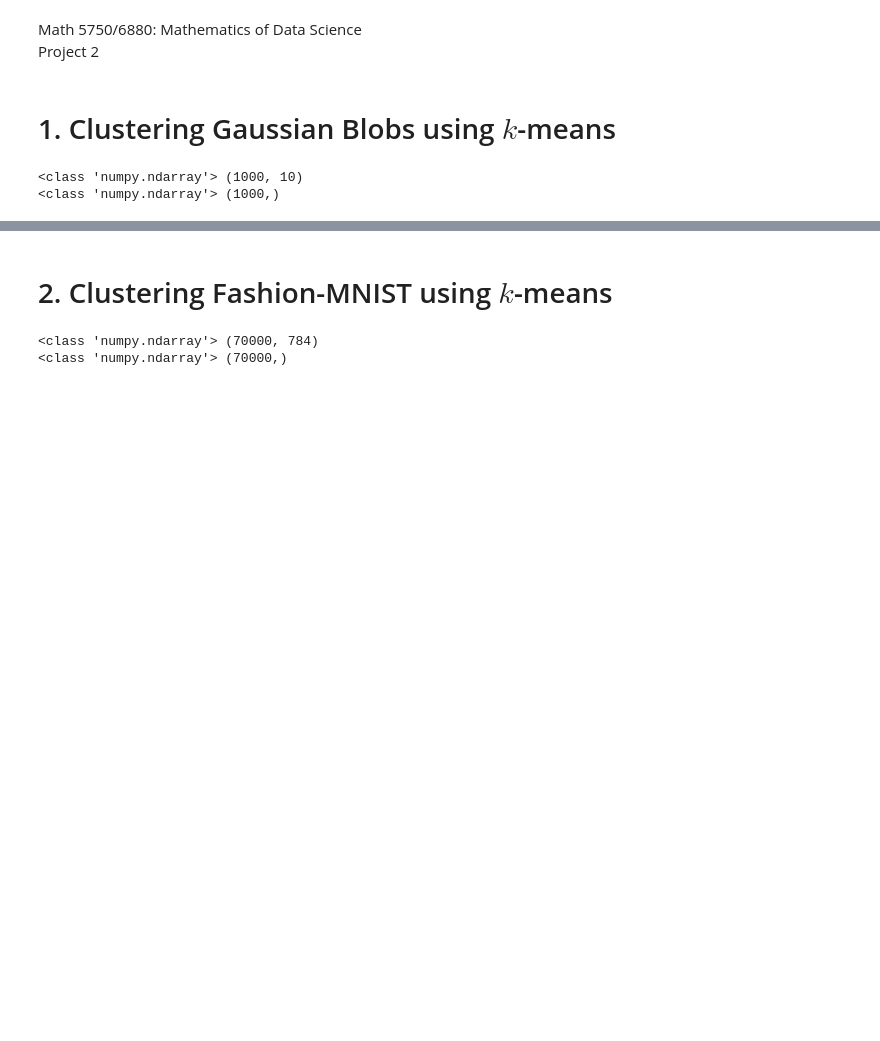
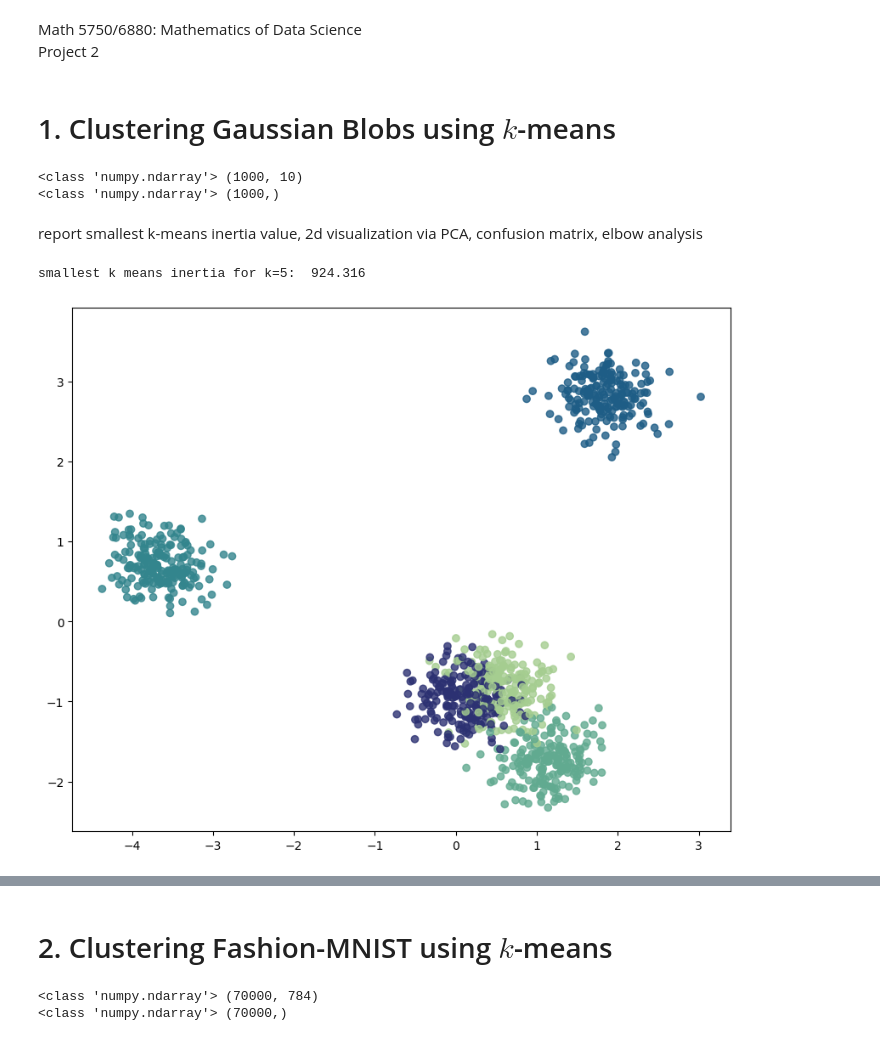
Before and after one commit to deskk/MIS_project2, a Jupyter notebook: project2.ipynb, the cells around one changed output, grey strips where cells are left out. Saved outputs shown, nothing was run; the diff lists cells and outputs as text; code cells hidden in the pictures; blank space fills up the shorter version.

```diff
--- a/project2.ipynb
+++ b/project2.ipynb
@@ -28,0 +25,38 @@ print(type(y_true),y_true.shape)
+# %% [markdown]
+report smallest k-means inertia value, 2d visualization via PCA, confusion matrix, elbow analysis
+# %%
+from sklearn.cluster import KMeans
+from sklearn.preprocessing import StandardScaler
+
+X = StandardScaler().fit_transform(X)
+
+kmeans = KMeans(n_clusters=5).fit(X)
+y_pred = kmeans.labels_ # labels of each point
+# Sum of squared distances of samples to their closest cluster center, weighted by the sample weights if provided
+inertia_k5 = kmeans.inertia_
+
+print(f"smallest k means inertia for k=5:  {inertia_k5:.3f}\n")
+# %% [output]
+smallest k means inertia for k=5:  924.316
+# %%
+from sklearn.decomposition import PCA
+
+pca = PCA(n_components=2, random_state=42)
+X_pca = pca.fit_transform(X)
+centers_pca = pca.transform(kmeans.cluster_centers_)
+# %%
+import matplotlib.pyplot as plt
+import seaborn as sns
+
+plt.figure(figsize=(10, 8))
+scatter = plt.scatter(
+    X_pca[:, 0],
+    X_pca[:, 1],
+    c=y_pred,
+    cmap='crest',
+    alpha=0.8,
+    # edgecolors='k',
+    linewidth=1
+)
+# %% [output]
+[figure, added]
```
Also changed, not shown: parts of 3 cells of this notebook.
